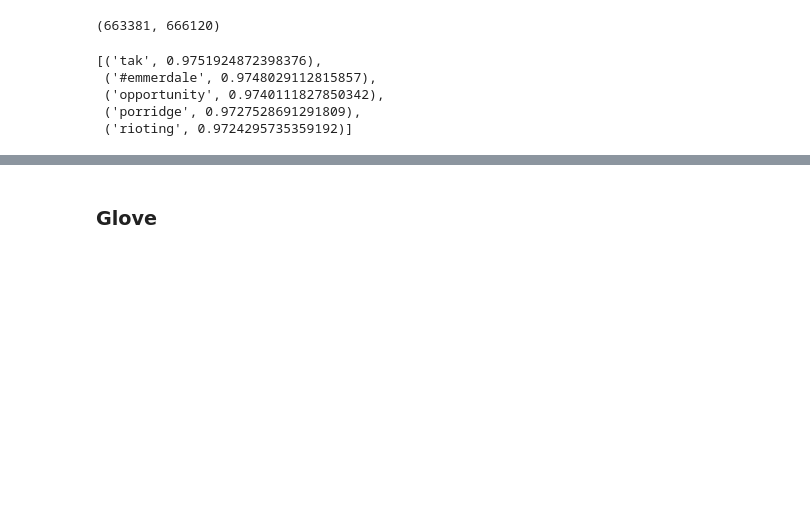
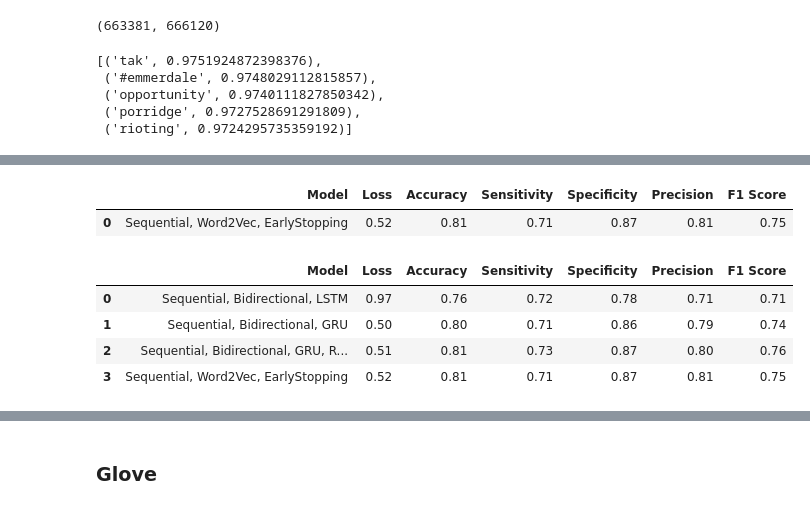
Before and after one commit to polinamin/disaster_recognition, a Jupyter notebook: code/Data_Model_NN_Polina.ipynb, the cells around one changed output, grey strips where cells are left out. Drawn from its saved outputs; the diff is of its cells as text; code cells hidden in the pictures; blank space fills up the shorter version.

```diff
--- a/code/Data_Model_NN_Polina.ipynb
+++ b/code/Data_Model_NN_Polina.ipynb
@@ -308,0 +374,12 @@ Epoch 5/5
+# %%
+  df4 = pd.DataFrame(
+        {'Model' : "Sequential, Bidirectional, GRU, Regularization",
+         'Loss': round(loss4,2),
+        'Accuracy': round(accuracy4,2),
+         'Sensitivity': round(recall4,2),
+         'Specificity': round(specificity4,2),
+         'Precision' : round(precision4,2),
+         'F1 Score' : round(f1_score4,2)
+        },index=[0]
+    )
+df4
@@ -471,4 +552,30 @@ Epoch 5/5
 Epoch 5: early stopping
+# %%
+loss6, accuracy6, f1_score6, precision6, recall6, specificity6 = model6.evaluate(test_padded, y_test, verbose=0)
+# %%
+  df6 = pd.DataFrame(
+        {'Model' : "Sequential, Word2Vec, EarlyStopping",
+         'Loss': round(loss6,2),
+        'Accuracy': round(accuracy6,2),
+         'Sensitivity': round(recall6,2),
+         'Specificity': round(specificity6,2),
+         'Precision' : round(precision6,2),
+         'F1 Score' : round(f1_score6,2)
+        },index=[0]
+    )
+df6
+# %% [output]
+|  | Model | Loss | Accuracy | Sensitivity | Specificity | Precision | F1 Score |
+| 0 | Sequential, Word2Vec, EarlyStopping | 0.52 | 0.81 | 0.71 | 0.87 | 0.81 | 0.75 |
+# %%
+Comparison = pd.concat([df, df3, df4, df6],ignore_index=True)
+Comparison
+# %% [output]
+|  | Model | Loss | Accuracy | Sensitivity | Specificity | Precision | F1 Score |
+| 0 | Sequential, Bidirectional, LSTM | 0.97 | 0.76 | 0.72 | 0.78 | 0.71 | 0.71 |
+| 1 | Sequential, Bidirectional, GRU | 0.50 | 0.80 | 0.71 | 0.86 | 0.79 | 0.74 |
+| 2 | Sequential, Bidirectional, GRU, R... | 0.51 | 0.81 | 0.73 | 0.87 | 0.80 | 0.76 |
+| 3 | Sequential, Word2Vec, EarlyStopping | 0.52 | 0.81 | 0.71 | 0.87 | 0.81 | 0.75 |
 # %%
 # summarize history for accuracy
 plt.plot(history6.history['acc'])
```
Also changed, not shown: parts of 25 cells of this notebook, 11 other files.
